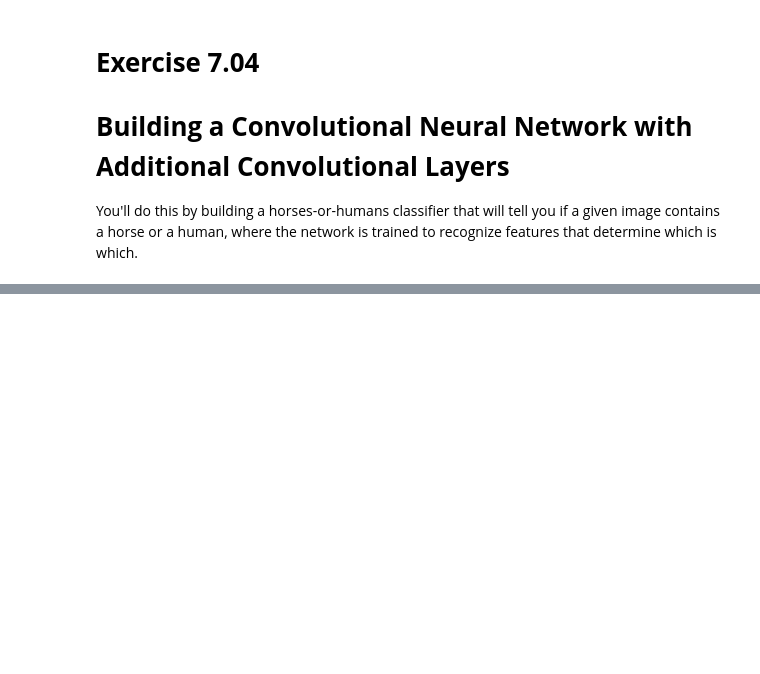
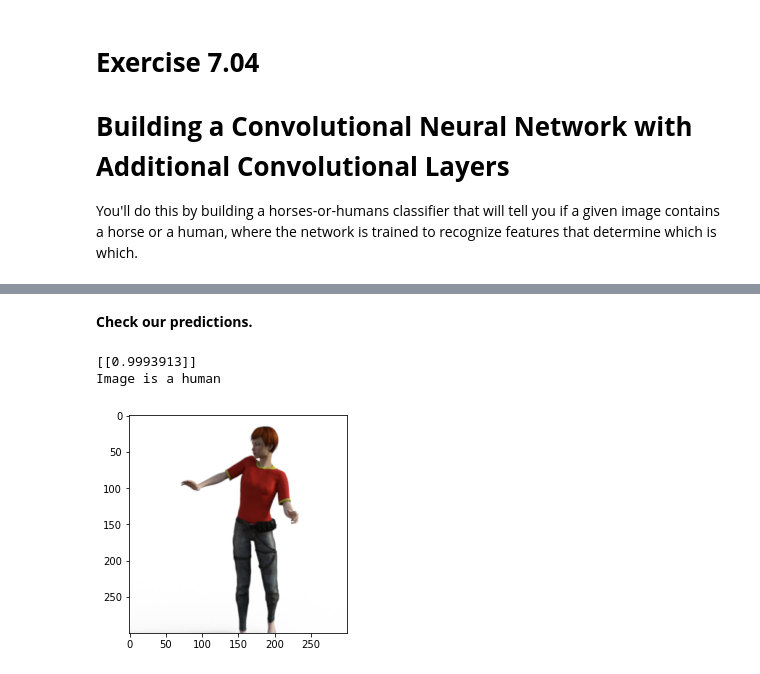
Before and after one commit to PacktWorkshops/The-TensorFlow-Workshop, a Jupyter notebook: Chapter07/Exercise7.04/Exercise7_04.ipynb, the cells around one changed output, grey strips where cells are left out. Cells and saved outputs as stored; diff of their text form; code cells hidden in the pictures; blank space fills up the shorter version.

```diff
--- a/Chapter07/Exercise7.04/Exercise7_04.ipynb
+++ b/Chapter07/Exercise7.04/Exercise7_04.ipynb
@@ -290,0 +57,17 @@ for layer_name, feature_map in zip(layer_names, successive_feature_maps):
+# %%
+
+normalization_layer = layers.Rescaling(1./255)
+our_train_dataset = our_train_dataset.map(lambda x: (normalization_layer(x['image']), x['label']), num_parallel_calls =  tf.data.experimental.AUTOTUNE)
+our_train_dataset = our_train_dataset.cache()
+our_train_dataset = our_train_dataset.shuffle\
+                    (len(our_train_dataset))
+our_train_dataset = our_train_dataset.batch(128)
+our_train_dataset = \
+our_train_dataset.prefetch(tf.data.experimental.AUTOTUNE)
+
+our_test_dataset = our_test_dataset.map(lambda x: (normalization_layer(x['image']), x['label'])
+                    , num_parallel_calls =  tf.data.experimental.AUTOTUNE)
+our_test_dataset = our_test_dataset.cache()
+our_test_dataset = our_test_dataset.batch(32)
+our_test_dataset = our_test_dataset.prefetch\
+                   (tf.data.experimental.AUTOTUNE)
@@ -290,0 +76,8 @@ for layer_name, feature_map in zip(layer_names, successive_feature_maps):
+# %%
+tf.config.run_functions_eagerly(True)
+history = our_cnn_model.fit(\
+          our_train_dataset, \
+          validation_data = our_test_dataset, \
+          epochs=15, \
+          validation_steps=8, \
+          verbose=1)
@@ -290,0 +103,20 @@ for layer_name, feature_map in zip(layer_names, successive_feature_maps):
+# %% [markdown]
+**Check our predictions.**
+# %%
+import matplotlib.pyplot as plt
+
+for images, lables in our_test_dataset.take(1):
+    plt.imshow(np.asarray(images[0]))
+    image_to_test = kimage.img_to_array(images[0])
+    image_to_test = np.array([image_to_test])
+
+    prediction = our_cnn_model.predict(image_to_test)
+    print(prediction)
+    if prediction > 0.5:
+        print("Image is a human")
+    else:
+        print("Image is a horse")
+# %% [output]
+[[0.9993913]]
+Image is a human
+[figure, added]
```
Also changed, not shown: parts of 42 cells of this notebook, 7 other files.
